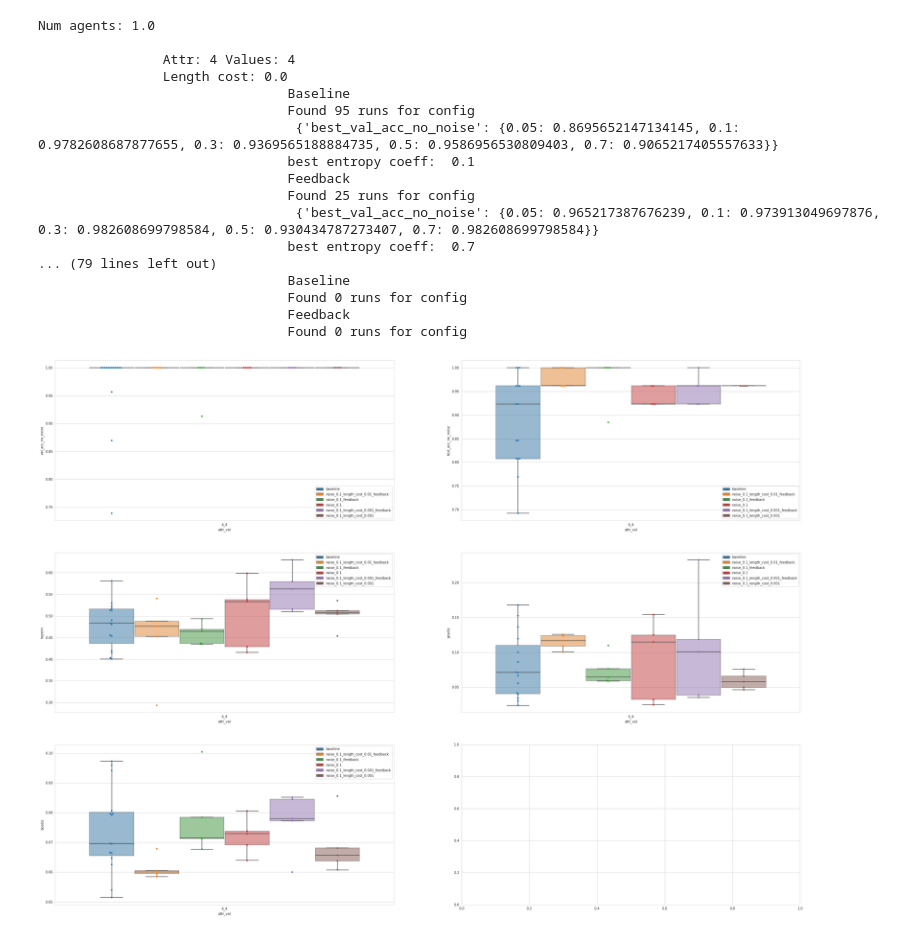
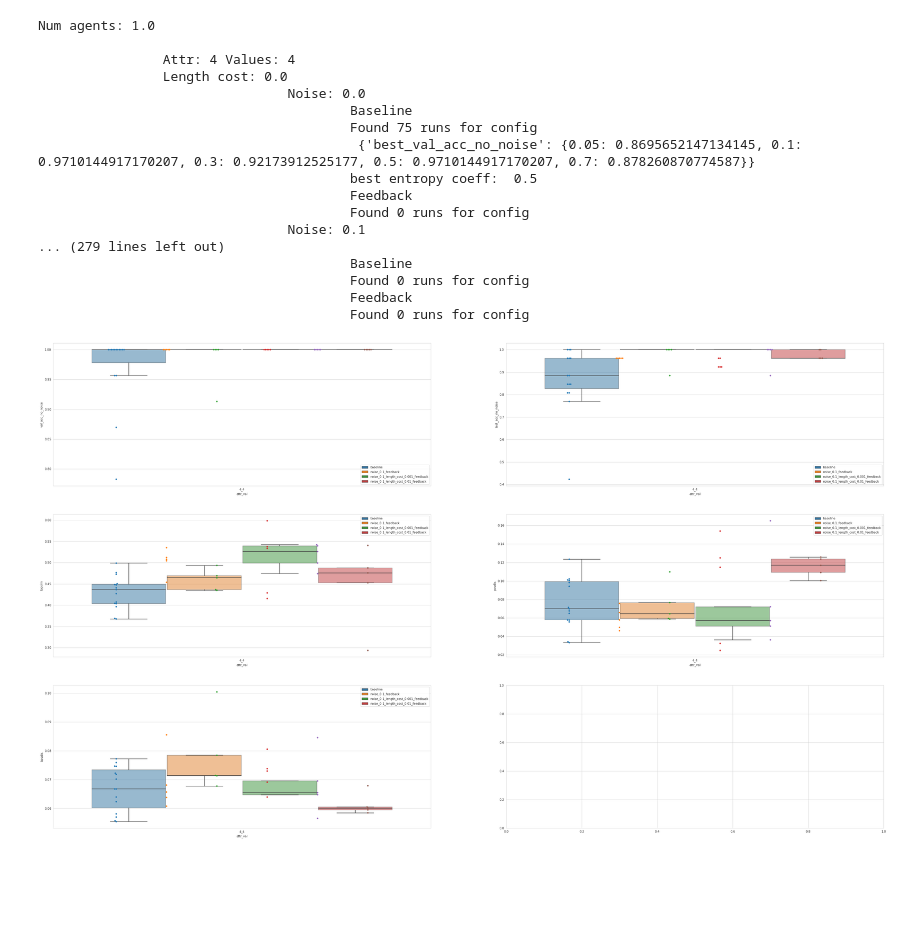
Before and after one commit to mitjanikolaus/emergent_communication, a Jupyter notebook: eval_grid_search_from_logs.ipynb, the cells around one changed output. Drawn from its saved outputs; the diff is of its cells as text; code cells hidden in the pictures; blank space fills up the shorter version.

```diff
--- a/eval_grid_search_from_logs.ipynb
+++ b/eval_grid_search_from_logs.ipynb
@@ -61,14 +59,11 @@ df.set_index("dir_name", inplace=True)
 hp.set_index("dir_name", inplace=True)
 df = df.join(hp, how="left")
 # %%
-LAYER_NORM = 0
 df.dropna(subset=["num_attributes", "num_values"], inplace=True)
 
 assert (df.sender_entropy_coeff == df.receiver_entropy_coeff).all()
-assert (df.sender_layer_norm == df.receiver_layer_norm).all()
 assert (df.num_senders == df.num_receivers).all()
 
-df["layer_norm"] = df["sender_layer_norm"]
 df["entropy_coeff"] = df["sender_entropy_coeff"]
 df["num_agents"] = df["num_senders"]
 
@@ -90,25 +85,30 @@ for num_agents in num_agents_values:
         for length_cost in length_cost_values:
             print(f"\t\tLength cost: {length_cost}")
 
-            for feedback in (0, 1):
-                print("\t\t\t\tFeedback") if feedback else print("\t\t\t\tBaseline")
+            noise_values = df["noise"].unique()
 
-                df_config = df[(df.attr_val == attr_val) & (df.length_cost == length_cost) & (df.layer_norm == LAYER_NORM) & (df.feedback == feedback) & (df.num_agents == num_agents)]
+            for noise in noise_values:
+                print(f"\t\t\t\tNoise: {noise}")
 
-                print(f"\t\t\t\tFound {len(df_config)} runs for config") #: {df_config}
+                for feedback in (0, 1):
+                    print("\t\t\t\t\tFeedback") if feedback else print("\t\t\t\t\tBaseline")
 
-                if len(df_config) == 0:
-                    continue
+                    df_config = df[(df.attr_val == attr_val) & (df.length_cost == length_cost) & (df.feedback == feedback) & (df.num_agents == num_agents) & (df.noise == noise)]
 
-                avg_val_accs = df_config.groupby("sender_entropy_coeff").aggregate({"best_val_acc_no_noise": "mean"})
-                print("\t\t\t\t", avg_val_accs.to_dict())
-                # Take highest entropy coeff in case of tie
-                best_entropy_coeff = avg_val_accs[avg_val_accs.best_val_acc_no_noise == avg_val_accs.max()[0]].index[-1]
+                    print(f"\t\t\t\t\tFound {len(df_config)} runs for config") #: {df_config}
 
-                print("\t\t\t\tbest entropy coeff: ", best_entropy_coeff)
-                df_best_entropy = df_config[df_config.entropy_coeff == best_entropy_coeff]
+                    if len(df_config) == 0:
+                        continue
 
-                runs_best_entropy.append(df_best_entropy)
+                    avg_val_accs = df_config.groupby("sender_entropy_coeff").aggregate({"best_val_acc_no_noise": "mean"})
+                    print("\t\t\t\t\t", avg_val_accs.to_dict())
+                    # Take highest entropy coeff in case of tie
+                    best_entropy_coeff = avg_val_accs[avg_val_accs.best_val_acc_no_noise == avg_val_accs.max()[0]].index[-1]
+
+                    print("\t\t\t\t\tbest entropy coeff: ", best_entropy_coeff)
+                    df_best_entropy = df_config[df_config.entropy_coeff == best_entropy_coeff]
+
+                    runs_best_entropy.append(df_best_entropy)
 
 data = pd.concat(runs_best_entropy, ignore_index=True)
 # %% [output]
@@ -116,19 +116,19 @@ Num agents: 1.0
 
                 Attr: 4 Values: 4
                 Length cost: 0.0
-                                Baseline
-                                Found 95 runs for config
-                                 {'best_val_acc_no_noise': {0.05: 0.8695652147134145, 0.1: 0.9782608687877655, 0.3: 0.9369565188884735, 0.5: 0.9586956530809403, 0.7: 0.9065217405557633}}
-                                best entropy coeff:  0.1
-                                Feedback
-                                Found 25 runs for config
-                                 {'best_val_acc_no_noise': {0.05: 0.965217387676239, 0.1: 0.973913049697876, 0.3: 0.982608699798584, 0.5: 0.930434787273407, 0.7: 0.982608699798584}}
-                                best entropy coeff:  0.7
-... (79 lines left out)
-                                Baseline
-                                Found 0 runs for config
-                                Feedback
-                                Found 0 runs for config
+                                Noise: 0.0
+                                        Baseline
+                                        Found 75 runs for config
+                                         {'best_val_acc_no_noise': {0.05: 0.8695652147134145, 0.1: 0.9710144917170207, 0.3: 0.92173912525177, 0.5: 0.9710144917170207, 0.7: 0.878260870774587}}
+                                        best entropy coeff:  0.5
+                                        Feedback
+                                        Found 0 runs for config
+                                Noise: 0.1
+... (279 lines left out)
+                                        Baseline
+                                        Found 0 runs for config
+                                        Feedback
+                                        Found 0 runs for config
 # %%
 def calc_capacity(row):
     return math.pow(row.num_values, row.num_attributes)
@@ -138,34 +138,40 @@ data.sort_values("capacity", inplace=True)
 # %%
 import seaborn as sns
 import matplotlib.pyplot as plt
 
 
 data["condition"] = data["noise"].map(lambda x: f"noise_{x}" if x > 0 else "baseline") + data["length_cost"].map(lambda x: f"_length_cost_{x}" if x > 0 else "") + data["feedback"].map(lambda x: "_feedback" if x else "")
 
-target_data = data[(data["layer_norm"] == 0)]
+# Exclude bad noise setting
+target_data = data[~(data.noise == 0.3)]
 
 ATTR_VAL = "4_4"
 target_data = target_data[(target_data["attr_val"] == ATTR_VAL)]
 
 # target_hparam = "length_cost"
 target_hparam = "attr_val"
 
-_, axes = plt.subplots(3, 2, figsize=(40, 30))
+_, axes = plt.subplots(3, 2, figsize=(50, 30))
+
+# hue_order = None
+# hue_order = ["baseline", "noise_0.1", "noise_0.1_length_cost_0.001", "noise_0.1_length_cost_0.001_feedback"]
+hue_order = ["baseline", "noise_0.1_feedback", "noise_0.1_length_cost_0.001_feedback", "noise_0.1_length_cost_0.01_feedback"]
+
 
 next_axis_idx = (0, 0)
 for metric in ["val_acc_no_noise", "test_acc_no_noise", "topsim", "posdis", "bosdis"]:
-    sns.boxplot(ax=axes[next_axis_idx], data=target_data, x=target_hparam, y=metric, hue="condition", boxprops=dict(alpha=.5), showfliers = False)
+    sns.boxplot(ax=axes[next_axis_idx], data=target_data, x=target_hparam, y=metric, hue="condition", hue_order=hue_order, boxprops=dict(alpha=.5), showfliers = False)
     ax = sns.swarmplot(ax=axes[next_axis_idx], data=target_data, x=target_hparam, y=metric, hue="condition", dodge=True)
     handles, labels = ax.get_legend_handles_labels()
-    num_conditions = int(len(handles)/2)
+    num_conditions = int(len(handles)/2) if not hue_order else len(hue_order)
     ax.legend(handles[:num_conditions], labels[:num_conditions])
     if next_axis_idx[1] >= axes.shape[1]-1:
         next_axis_idx = (next_axis_idx[0]+1, 0)
     else:
         next_axis_idx = (next_axis_idx[0], next_axis_idx[1]+1)
 
 
-name = log_dir.split("/")[-2]
+name = log_dir.split("/")[-1]
 plt.savefig("plots/"+name+".pdf", dpi=300)
 # %% [output]
-[figure, old version]
+[figure, new version]
```
Also changed, not shown: parts of 3 cells of this notebook.
